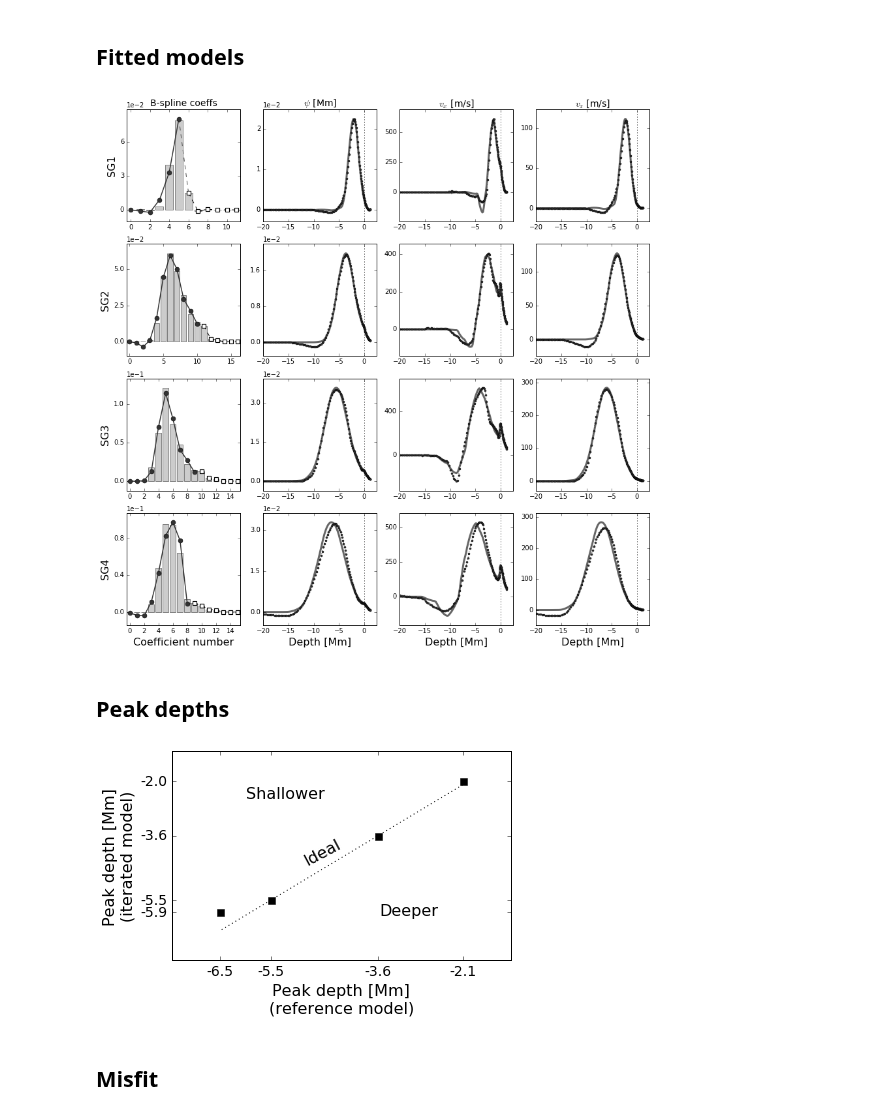
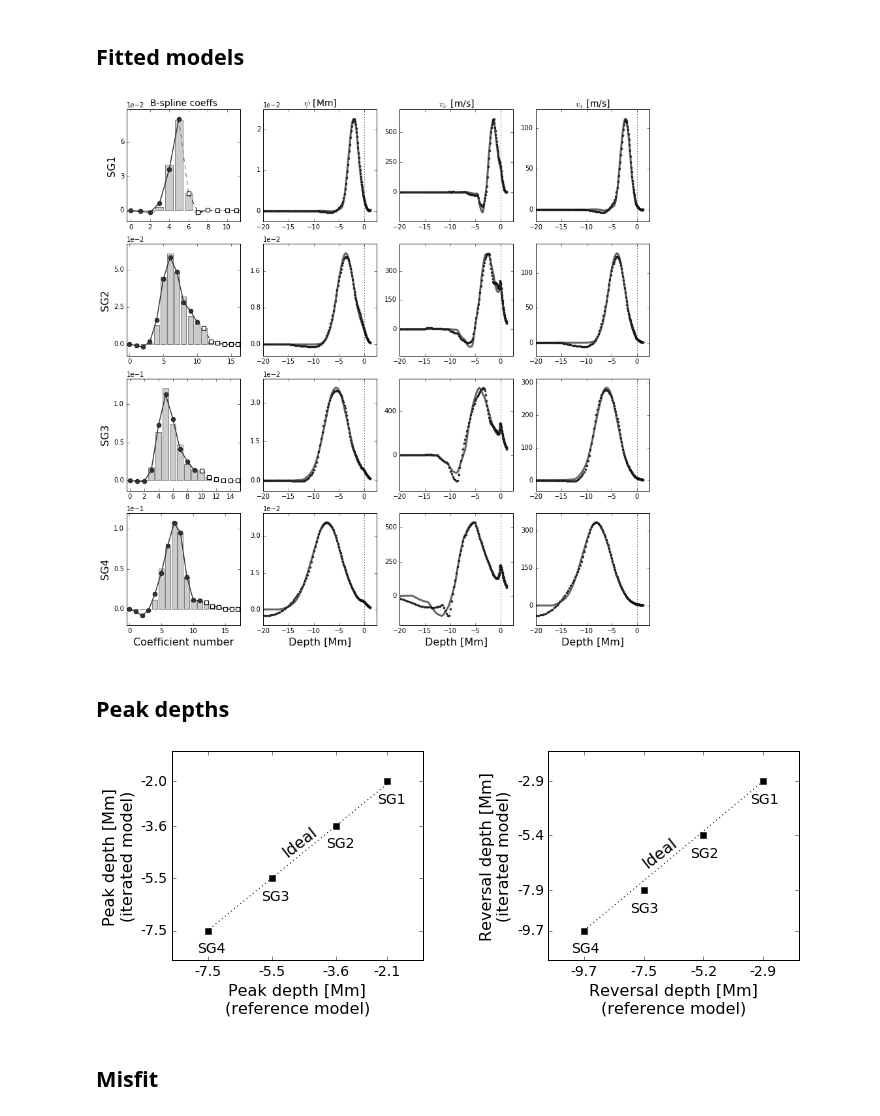
Before and after one commit to jishnub/sparc_flows, a Jupyter notebook: plots_2017_paper.ipynb, the cells around one changed output. Drawn from its saved outputs; the diff is of its cells as text; code cells hidden in the pictures.

Commit message:
plots for 2017 paper

```diff
--- a/plots_2017_paper.ipynb
+++ b/plots_2017_paper.ipynb
@@ -30,6 +33,6 @@ def fitsread(f): return np.squeeze(pyfits.getdata(f))
 # %%
 datadir_list = [os.path.join(os.path.dirname(read_params.get_directory()),
-                             "spline_SG{:d}".format(sgno)) for sgno in xrange(1,5)]
+                             "spline_SG{:d}_nohorcutoff".format(sgno)) for sgno in xrange(1,5)]
 
 home = os.environ["HOME"]
 codedir_list = [os.path.join(home,"sparc_SG{:d}".format(sgno)) for sgno in xrange(1,5)]
@@ -37,14 +40,16 @@ codedir_list = [os.path.join(home,"sparc_SG{:d}".format(sgno)) for sgno in xrang
 ## Fitted models
 # %%
 f=plt.figure()
-f.set_size_inches(12,12);
+f.set_size_inches(12,3*len(datadir_list));
 
 for modelno,(codedir,datadir) in enumerate(zip(codedir_list,datadir_list)):
 
-    plt.subplot(len(datadir_list),4,modelno*len(datadir_list)+1)
+    plt.subplot(len(datadir_list),4,modelno*4+1)
 
     coeff_files = sorted(fnmatch.filter(os.listdir(os.path.join(datadir,"update")),
                     "model_psi_[0-9][0-9]_coeffs.npz"))
+    vx_files = sorted(fnmatch.filter(os.listdir(os.path.join(datadir,"update")),
+                    "vx_[0-9][0-9].fits"))
 
     spline_basis_coeffs = [np.load(os.path.join(datadir,"update",f)) for f in coeff_files]
     spline_basis_z = [s["z"] for s in spline_basis_coeffs]
@@ -54,7 +59,7 @@ for modelno,(codedir,datadir) in enumerate(zip(codedir_list,datadir_list)):
     true_coeffs_top = true_coeffs["cz_top"]
     c_surf_cutoff = true_coeffs['c_surf_cutoff']
 
-    iterno = len(spline_basis_z)-1
+    iterno = min(len(spline_basis_z),len(vx_files))-1
 
     plt.plot(spline_basis_z[iterno][:c_surf_cutoff],ls="solid",
     marker="o",markersize=7,label="Iterated",
@@ -107,7 +112,7 @@ for modelno,(codedir,datadir) in enumerate(zip(codedir_list,datadir_list)):
     ref_color="0.4"
     iter_color="0.2"
 
-    plt.subplot(len(datadir_list),4,modelno*len(datadir_list)+2)
+    plt.subplot(len(datadir_list),4,modelno*4+2)
     plt.plot(z,true_psi[:,curpsi_max_col_index],label="Reference",
              color=ref_color,linewidth=3)
     plt.plot(z,current_psi[:,curpsi_max_col_index],label="Iterated",
@@ -118,7 +123,7 @@ for modelno,(codedir,datadir) in enumerate(zip(codedir_list,datadir_list)):
     plt.xlim(-20,2.5)
     plt.margins(y=0.1)
 
-    plt.subplot(len(datadir_list),4,modelno*len(datadir_list)+3)
+    plt.subplot(len(datadir_list),4,modelno*4+3)
     plt.plot(z,true_vx[:,curvx_max_col_index],label="Reference",
              color=ref_color,linewidth=3)
     plt.plot(z,current_vx[:,curvx_max_col_index],label="Iterated",
@@ -128,7 +133,7 @@ for modelno,(codedir,datadir) in enumerate(zip(codedir_list,datadir_list)):
     plt.xlim(-20,2.5)
     plt.margins(y=0.1)
 
-    plt.subplot(len(datadir_list),4,modelno*len(datadir_list)+4)
+    plt.subplot(len(datadir_list),4,modelno*4+4)
     plt.plot(z,true_vz[:,curvz_max_col_index],label="Reference",
              color=ref_color,linewidth=3)
     plt.plot(z,current_vz[:,curvz_max_col_index],label="Iterated",
@@ -144,7 +149,7 @@ plt.title("B-spline coeffs",fontsize=14)
 
 for modelno,datadir in enumerate(datadir_list):
     plt.subplot(len(datadir_list),4,4*modelno+1)
-    plt.ylabel(os.path.basename(datadir).replace("spline_",""),fontsize=16)
+    plt.ylabel("SG{:d}".format(modelno+1),fontsize=16)
 
 plt.subplot(len(datadir_list),4,2)
 plt.title(r"$\psi$ [Mm]",fontsize=14)
@@ -172,56 +177,99 @@ plt.tight_layout()
 if not os.path.exists("plots"): os.makedirs("plots")
 plt.savefig("plots/fit_spline_model.eps")
 # %% [output]
-[figure, old version]
+[figure, new version]
 # %% [markdown]
 ## Peak depths
 # %%
 f=plt.figure()
-f.set_size_inches(6,4)
+f.set_size_inches(10,4)
 
 peak_depths_ref = []
 peak_depths_iter = []
+
+reversal_depths_ref = []
+reversal_depths_iter = []
 
 for modelno,(codedir,datadir) in enumerate(zip(codedir_list,datadir_list)):
 
     coeff_files = sorted(fnmatch.filter(os.listdir(os.path.join(datadir,"update")),
                     "model_psi_[0-9][0-9].fits"))
-    iterno = len(coeff_files)-1
+    vx_files = sorted(fnmatch.filter(os.listdir(os.path.join(datadir,"update")),
+                    "vx_[0-9][0-9].fits"))
+
+    iterno = min(len(coeff_files),len(vx_files))-1
 
     true_psi = fitsread(os.path.join(codedir,'true_psi.fits'))
     current_psi = fitsread(os.path.join(datadir,'update',
                     'model_psi_{:02d}.fits'.format(iterno)))
     current_psi = current_psi-current_psi[0,0]
 
     psi_max_row_index,psi_max_col_index = divmod(true_psi.argmax(),nx)
     curpsi_max_row_index,curpsi_max_col_index = divmod(current_psi.argmax(),nx)
 
     peak_depths_ref.append(z[true_psi[:,curpsi_max_col_index].argmax()])
     peak_depths_iter.append(z[current_psi[:,curpsi_max_col_index].argmax()])
 
-plt.plot(peak_depths_ref,peak_depths_iter,marker='s',color='black',ls="None",ms=7)
+    true_vx = fitsread(os.path.join(codedir,'true_vx.fits'))
+    current_vx = fitsread(os.path.join(datadir,'update',
+                    'vx_{:02d}.fits'.format(iterno)))
+
+    vx_max_row_index,vx_max_col_index = divmod(true_vx.argmax(),nx)
+    curvx_max_row_index,curvx_max_col_index = divmod(current_vx.argmax(),nx)
+
+    vx_ref_vert_profile = true_vx[:,vx_max_col_index]
+    vx_ref_vert_profile[z<-20]=0
+    vx_iter_vert_profile = current_vx[:,curvx_max_col_index]
+    vx_iter_vert_profile[z<-20]=0
+
+    reversal_depths_ref.append(z[np.where(np.diff(np.sign(vx_ref_vert_profile)))[0][-1]])
+    reversal_depths_iter.append(z[np.where(np.diff(np.sign(vx_iter_vert_profile)))[0][-1]])
+
+plt.subplot(121)
+
+plt.plot(peak_depths_ref,peak_depths_iter,marker='s',color='black',ls="None",ms=6)
 plt.plot(peak_depths_ref,peak_depths_ref,color='black',ls="dotted")
 
 plt.xticks(peak_depths_ref)
 plt.yticks(peak_depths_iter)
 
 plt.xlabel("Peak depth [Mm]\n(reference model)",fontsize=16)
 plt.ylabel("Peak depth [Mm]\n(iterated model)",fontsize=16)
 plt.gca().xaxis.set_major_formatter(ticker.FormatStrFormatter('%.1f'))
 plt.gca().yaxis.set_major_formatter(ticker.FormatStrFormatter('%.1f'))
 plt.tick_params(labelsize=14)
 plt.margins(x=0.2,y=0.2)
 
-plt.text(-6,-2.5,"Shallower",fontsize=16)
-plt.text(-3.6,-6,"Deeper",fontsize=16)
-plt.text(-5,-4,"Ideal",fontsize=16,rotation=28)
+plt.text(-5.3,-4,"Ideal",fontsize=16,rotation=38)
+for modelno,(x_text,y_text) in enumerate(zip(peak_depths_ref,peak_depths_iter)):
+    plt.text(x_text-0.3,y_text-0.8,"SG{:d}".format(modelno+1),fontsize=14)
+
+plt.subplot(122)
+
+plt.plot(reversal_depths_ref,reversal_depths_iter,marker='s',color='black',ls="None",ms=6)
+plt.plot(reversal_depths_ref,reversal_depths_ref,color='black',ls="dotted")
+
+plt.xticks(reversal_depths_ref)
+plt.yticks(reversal_depths_iter)
+
+plt.xlabel("Reversal depth [Mm]\n(reference model)",fontsize=16)
+plt.ylabel("Reversal depth [Mm]\n(iterated model)",fontsize=16)
+plt.gca().xaxis.set_major_formatter(ticker.FormatStrFormatter('%.1f'))
+plt.gca().yaxis.set_major_formatter(ticker.FormatStrFormatter('%.1f'))
+plt.tick_params(labelsize=14)
+plt.margins(x=0.2,y=0.2)
+
+plt.text(-7.6,-5.9,"Ideal",fontsize=16,rotation=38)
+for modelno,(x_text,y_text) in enumerate(zip(reversal_depths_ref,reversal_depths_iter)):
+    plt.text(x_text-0.5,y_text-1,"SG{:d}".format(modelno+1),fontsize=14)
 
 plt.tight_layout()
+f.subplots_adjust(wspace=0.5)
 
 if not os.path.exists("plots"): os.makedirs("plots")
 plt.savefig("plots/peak_depths.eps")
 # %% [output]
-[figure, old version]
+[figure, new version]
 # %% [markdown]
 ## Misfit
 # %%
```
Also changed, not shown: parts of 4 cells of this notebook, 2 other files.
